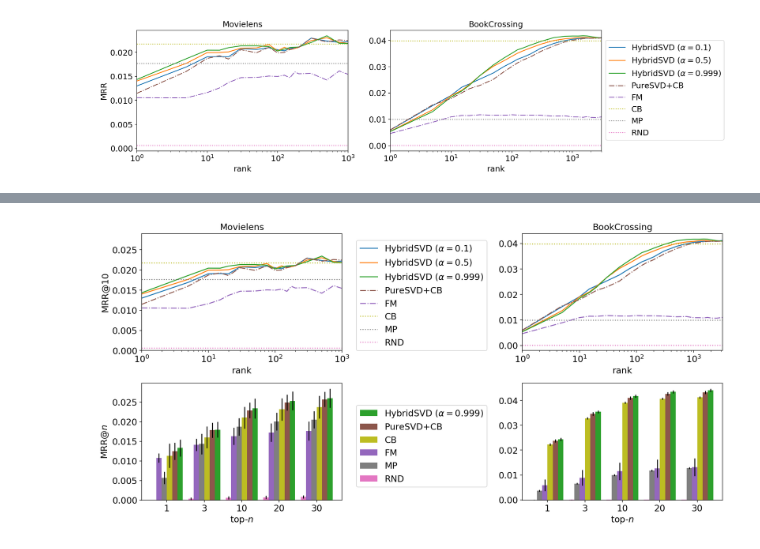
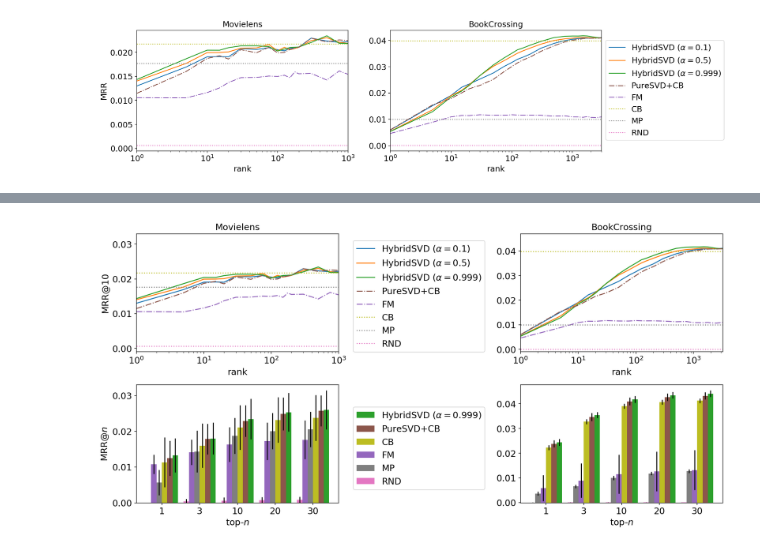
Before and after one commit to evfro/hybridsvd, a Jupyter notebook: View_all_results.ipynb, the cells around one changed output, grey strips where cells are left out. Drawn from its saved outputs; the diff is of its cells as text; code cells hidden in the pictures.

```diff
--- a/View_all_results.ipynb
+++ b/View_all_results.ipynb
@@ -81,8 +83,8 @@ base_methods = [u'RND', u'MP', u'CB']
 # %%
 line_styles = get_properties(main_methods, compare_methods, base_methods)
 # %%
-def sample_ci(df, coef=2.776, level=None): # 95% CI for sample under Student's t-test
-    return coef * df.std(level=level) / np.sqrt(df.shape[0])
+alpha = 0.1
+
 
 def plot_rank_results(methods, baselines=None, metric='HR', ax=None, xlim=None, ylim=None, logx=False, err_alpha=None, styles={}):
     draw_legend = ax is None
@@ -106,7 +108,7 @@ def plot_rank_results(methods, baselines=None, metric='HR', ax=None, xlim=None,
 
     if baselines is not None:
         baseline_sample = baselines.xs(metric, level=1, axis=1)
-        baseline_mean = baseline_sample.mean()
+        baseline_mean = baseline_sample.mean(axis=0)
         baseline_yerr = sample_ci(baseline_sample)
         for label, result in baseline_mean.iteritems():
             props = styles.get(label, {})
@@ -349,28 +351,28 @@ ax_cls_topn_mrr_bx.legend(bbox_to_anchor=(1.6, 0.95))
 # %%
 fig, (ax1, ax2) = plt.subplots(2, 2, figsize=(17, 8))
 
 
-ax_cls_mrr_ml = plot_rank_results([cls_svd_ml, cls_fm_ml], cls_base_ml, metric='MRR', ax=ax1[0], xlim=(1, 1000), ylim=(0, 0.029), logx=True, styles=line_styles)
-ax_cls_mrr_bx = plot_rank_results([cls_svd_bx, cls_fm_bx], cls_base_bx, metric='MRR', ax=ax1[1], xlim=(1, 3200), logx=True, styles=line_styles)
+ax_cls_mrr_ml = plot_rank_results([cls_svd_ml, cls_fm_ml], cls_base_ml, metric='MRR', ax=ax1[0], xlim=(1, 1000), ylim=(-0.001, 0.033), logx=True, styles=line_styles)
+ax_cls_mrr_bx = plot_rank_results([cls_svd_bx, cls_fm_bx], cls_base_bx, metric='MRR', ax=ax1[1], xlim=(1, 3200), ylim=(-0.001, 0.047), logx=True, styles=line_styles)
 
 ax_cls_mrr_ml.set_title('Movielens')
 ax_cls_mrr_bx.set_title('BookCrossing')
 ax_cls_mrr_ml.set_ylabel('MRR@10')
 
 ax_cls_mrr_bx.legend(loc=2, bbox_to_anchor=(-0.85, 0.98))
 
-ax_cls_topn_mrr_ml = plot_topn_results(cls_topn_ml.drop(r'HybridSVD ($\alpha=0.5$)', axis=1, level=0), metric='MRR', ax=ax2[0], styles=line_styles, width=0.85, rot=0)
+ax_cls_topn_mrr_ml = plot_topn_results(cls_topn_ml.drop(r'HybridSVD ($\alpha=0.5$)', axis=1, level=0), metric='MRR', ax=ax2[0], styles=line_styles, ylim=(0, None), width=0.85, rot=0)
 ax_cls_topn_mrr_bx = plot_topn_results(cls_topn_bx.drop(r'HybridSVD ($\alpha=0.5$)', axis=1, level=0), metric='MRR', ax=ax2[1], styles=line_styles, width=0.85, rot=0, ylim=(-0.0001, None))
 
 ax_cls_topn_mrr_ml.set_ylabel('MRR@$n$')
 ax_cls_topn_mrr_ml.set_xlabel('top-$n$')
 ax_cls_topn_mrr_bx.set_xlabel('top-$n$')
 
 handles, labels = ax_cls_topn_mrr_bx.get_legend_handles_labels()
 ax_cls_topn_mrr_bx.legend(reversed(handles), reversed(labels), loc=2, bbox_to_anchor=(-0.85, 0.85))
 
 fig.subplots_adjust(wspace=0.9, hspace=0.28)
 
-# plt.savefig("cls_mrr.pdf", bbox_inches='tight')
+plt.savefig("cls_mrr.pdf", bbox_inches='tight')
 # %% [output]
-[figure, old version]
+[figure, new version]
```
Also changed, not shown: parts of 20 cells of this notebook, 5 other files.
